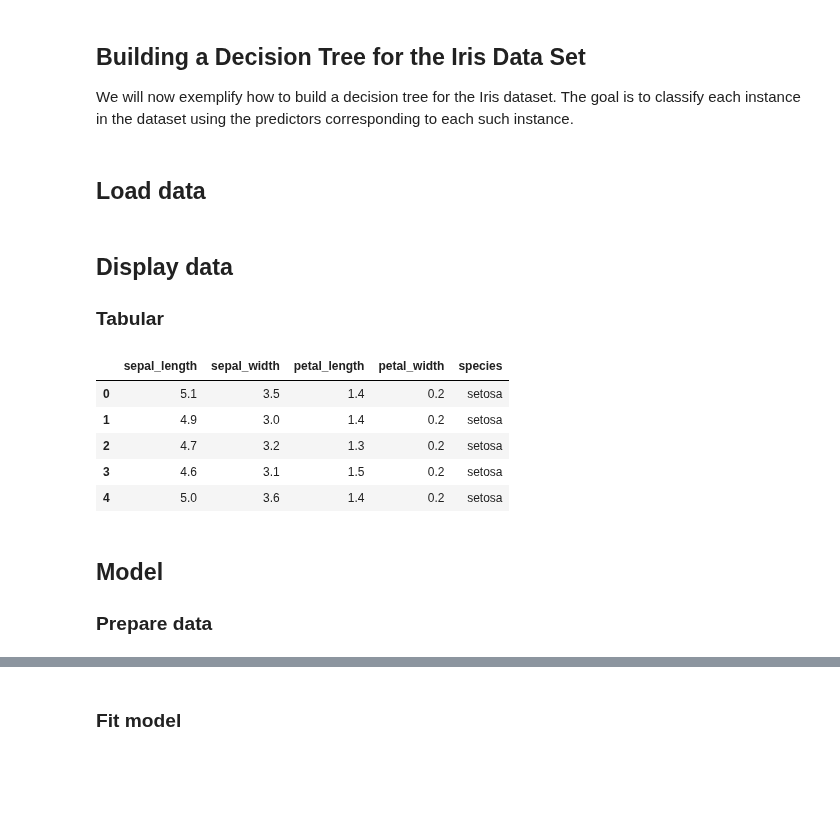
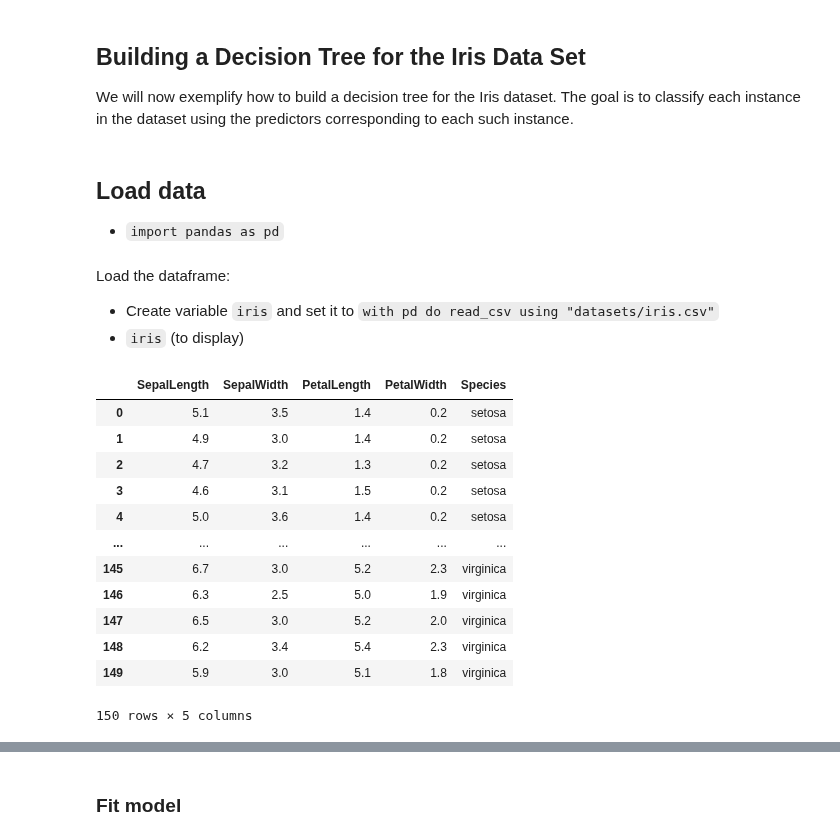
Before and after one commit to memphis-iis/datawhys-content-notebooks-python, a Jupyter notebook: Decision-trees.ipynb, the cells around one changed output, grey strips where cells are left out. Cells and saved outputs as stored; diff of their text form; code cells hidden in the pictures; blank space fills up the shorter version.

```diff
--- a/Decision-trees.ipynb
+++ b/Decision-trees.ipynb
@@ -124,4 +236,6 @@ We will illustrate the ID3 algorithm on the Iris data set next.
 We will now exemplify how to build a decision tree for the Iris dataset. The goal is to classify each instance in the dataset using the predictors corresponding to each such instance.
 # %% [markdown]
 ## Load data
+
+- `import pandas as pd`
 # %%
@@ -131,23 +245,25 @@ import seaborn as sns
+# %% [markdown]
+Load the dataframe:
+
+- Create variable `iris` and set it to `with pd do read_csv using "datasets/iris.csv"`
+- `iris` (to display)
 # %%
-iris = sns.load_dataset('iris')
+iris = pd.read_csv('datasets/iris.csv')
 
-#<xml xmlns="https://developers.google.com/blockly/xml"><variables><variable id="w{XYwzJID?zQ##dG@5_m">iris</variable><variable id="Y;QqMX.ksfqmJ/K~J)#:">sns</variable></variables><block type="variables_set" id="Pi,H0EUCG1(j*bt,,-mX" x="-10" y="191"><field name="VAR" id="w{XYwzJID?zQ##dG@5_m">iris</field><value name="VALUE"><block type="varDoMethod" id=":a.t3e,-8!dipmT*odVw"><field name="VAR" id="Y;QqMX.ksfqmJ/K~J)#:">sns</field><field name="MEMBER">load_dataset</field><data>sns:load_dataset</data><value name="INPUT"><block type="text" id="N0eSFcX:_Xobqs9/vr)X"><field name="TEXT">iris</field></block></value></block></value></block></xml>
+iris
+
+#<xml xmlns="https://developers.google.com/blockly/xml"><variables><variable id="@dNx?X?Zd[|UZ.PI?OJ2">iris</variable><variable id="/%IFN5#t2uAm}E`8:KV:">pd</variable></variables><block type="variables_set" id="gM*jw`FfIR3)8=g0iEB7" x="11" y="186"><field name="VAR" id="@dNx?X?Zd[|UZ.PI?OJ2">iris</field><value name="VALUE"><block type="varDoMethod" id="ny0sjvqTnn2B]K2za7Li"><field name="VAR" id="/%IFN5#t2uAm}E`8:KV:">pd</field><field name="MEMBER">read_csv</field><data>pd:read_csv</data><value name="INPUT"><block type="text" id="dfrpI5b@DHr+DQ:|@vpv"><field name="TEXT">datasets/iris.csv</field></block></value></block></value></block><block type="variables_get" id="dn{+Q#DO%lN;G_tFGJ#B" x="8" y="304"><field name="VAR" id="@dNx?X?Zd[|UZ.PI?OJ2">iris</field></block></xml>
+# %% [output]
+|  | SepalLength | SepalWidth | PetalLength | PetalWidth | Species |
+| 0 | 5.1 | 3.5 | 1.4 | 0.2 | setosa |
+| 1 | 4.9 | 3.0 | 1.4 | 0.2 | setosa |
+| 2 | 4.7 | 3.2 | 1.3 | 0.2 | setosa |
+| 3 | 4.6 | 3.1 | 1.5 | 0.2 | setosa |
+| 4 | 5.0 | 3.6 | 1.4 | 0.2 | setosa |
+| ... | ... | ... | ... | ... | ... |
+| 145 | 6.7 | 3.0 | 5.2 | 2.3 | virginica |
+| 146 | 6.3 | 2.5 | 5.0 | 1.9 | virginica |
+| 147 | 6.5 | 3.0 | 5.2 | 2.0 | virginica |
+| 148 | 6.2 | 3.4 | 5.4 | 2.3 | virginica |
+| 149 | 5.9 | 3.0 | 5.1 | 1.8 | virginica |
+150 rows × 5 columns
-# %% [markdown]
-## Display data
-
-### Tabular
-# %%
-iris.head()
-
-#<xml xmlns="https://developers.google.com/blockly/xml"><block type="dummyNoOutputCodeBlock" id="R61;nGuKUL|ZiG:V#e^w" x="21" y="231"><field name="CODE">iris.head()</field></block></xml>
-# %% [output]
-|  | sepal_length | sepal_width | petal_length | petal_width | species |
-| 0 | 5.1 | 3.5 | 1.4 | 0.2 | setosa |
-| 1 | 4.9 | 3.0 | 1.4 | 0.2 | setosa |
-| 2 | 4.7 | 3.2 | 1.3 | 0.2 | setosa |
-| 3 | 4.6 | 3.1 | 1.5 | 0.2 | setosa |
-| 4 | 5.0 | 3.6 | 1.4 | 0.2 | setosa |
-# %% [markdown]
-## Model
-
-### Prepare data
```
Also changed, not shown: parts of 49 cells of this notebook.
